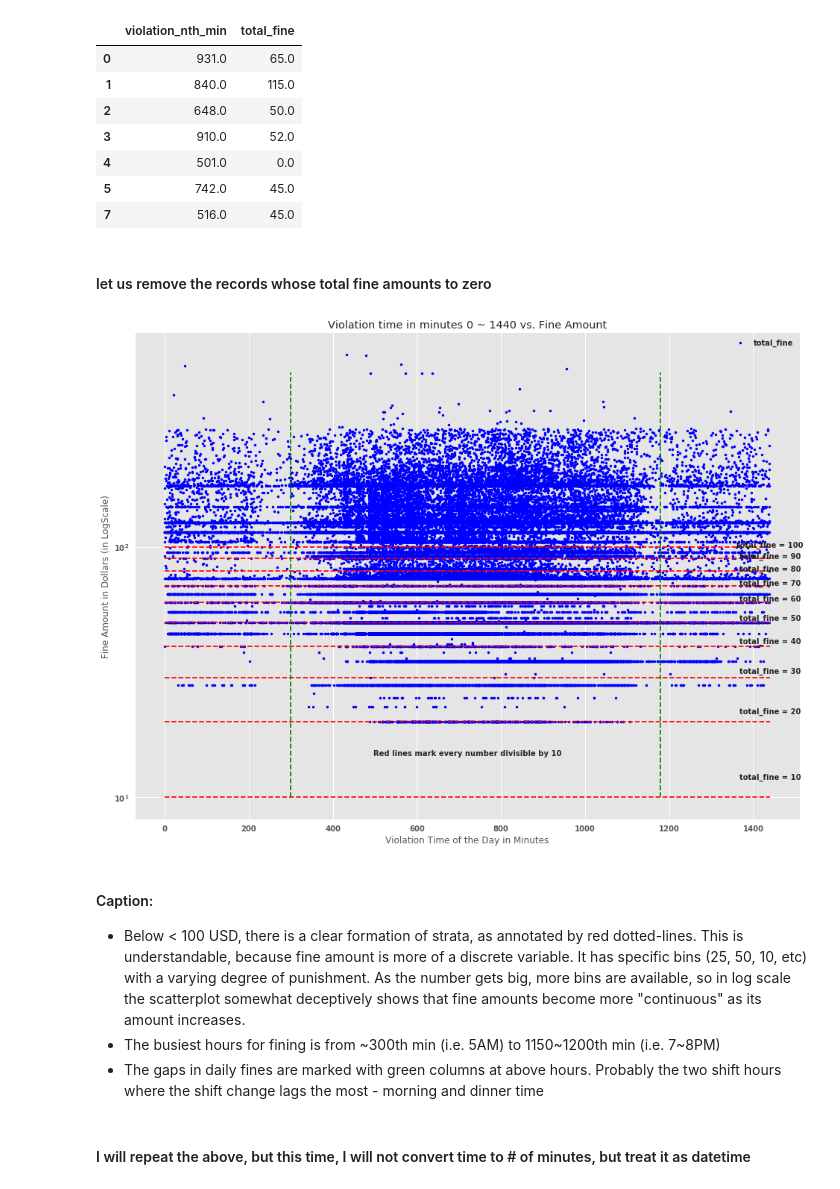
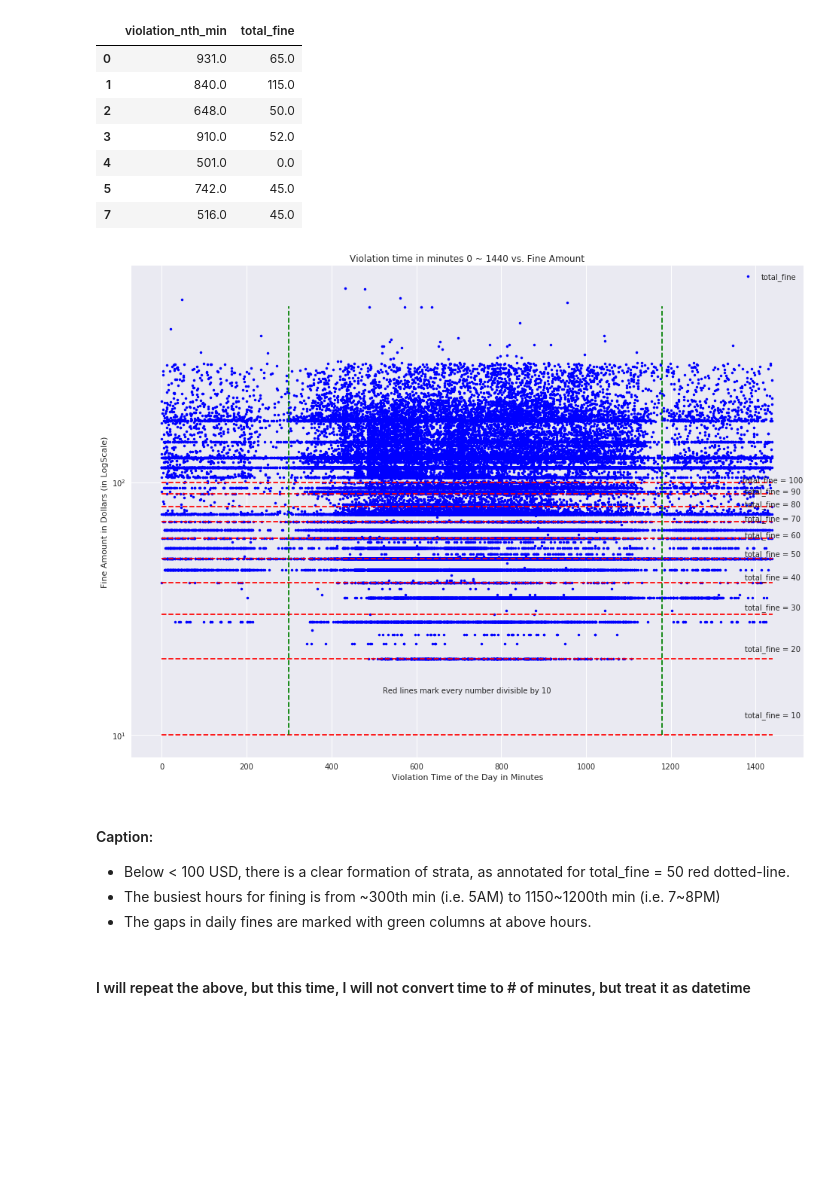
Before and after one commit to sunghoonyang/gallery-in-jupyter, a Jupyter notebook: fall18/principles_of_urban_informatics/hw3/HW3_shy256.ipynb, the cells around one changed output. Saved outputs shown, nothing was run; the diff lists cells and outputs as text; code cells hidden in the pictures; blank space fills up the shorter version.

```diff
--- a/fall18/principles_of_urban_informatics/hw3/HW3_shy256.ipynb
+++ b/fall18/principles_of_urban_informatics/hw3/HW3_shy256.ipynb
@@ -133,5 +106,3 @@ tmp_df.head(7)
 | 4 | 501.0 | 0.0 |
 | 5 | 742.0 | 45.0 |
 | 7 | 516.0 | 45.0 |
-# %% [markdown]
-#### let us remove the records whose total fine amounts to zero
@@ -140,5 +112,4 @@ tmp_df = tmp_df[tmp_df.total_fine > 0]
 # %%
-plt.style.use('ggplot')
 fig = plt.figure(figsize=(16,12))
 kw = dict(
     xlabel='Violation Time of the Day in Minutes'
@@ -151,39 +122,39 @@ ax.plot(tmp_df.violation_nth_min, tmp_df.total_fine, '.', c='blue', markeredgeco
 ax.legend()
 
 # strata marking with red dotted-lines
 for i in range(1, 101):
     if i % 10 == 0:
         ax.plot([0, 1440], [i, i], 'r--')
         plt.annotate(
             "total_fine = %d" %i
             , xy=(0, 45)
             , xytext=(1440, i + 2)
             , xycoords='data'
             , textcoords='data'
             , horizontalalignment='center'
             , verticalalignment='center'
         )
 plt.annotate(
     "Red lines mark every number divisible by 10"
     , xy=(0, 45)
     , xytext=(720, 15)
     , xycoords='data'
     , textcoords='data'
     , horizontalalignment='center'
     , verticalalignment='center'
 )
 
 # lax hours marked with green dotted-lines
 ax.plot([300, 300], [10, 500], 'g--')
 ax.plot([1180, 1180], [10, 500], 'g--')
 plt.show()
 # %% [output]
-[figure, old version]
+[figure, new version]
 # %% [markdown]
 #### Caption:
-* Below < 100 USD, there is a clear formation of strata, as annotated by red dotted-lines. This is understandable, because fine amount is more of a discrete variable. It has specific bins (25, 50, 10, etc) with a varying degree of punishment. As the number gets big, more bins are available, so in log scale the scatterplot somewhat deceptively shows that fine amounts become more "continuous" as its amount increases.
+* Below < 100 USD, there is a clear formation of strata, as annotated for total_fine = 50 red dotted-line.
 * The busiest hours for fining is from ~300th min (i.e. 5AM) to 1150~1200th min (i.e. 7~8PM)
-* The gaps in daily fines are marked with green columns at above hours. Probably the two shift hours where the shift change lags the most - morning and dinner time
+* The gaps in daily fines are marked with green columns at above hours.
 # %%
 # flush
 plt.clf()
```
Also changed, not shown: parts of 27 cells of this notebook, 1 other file.
